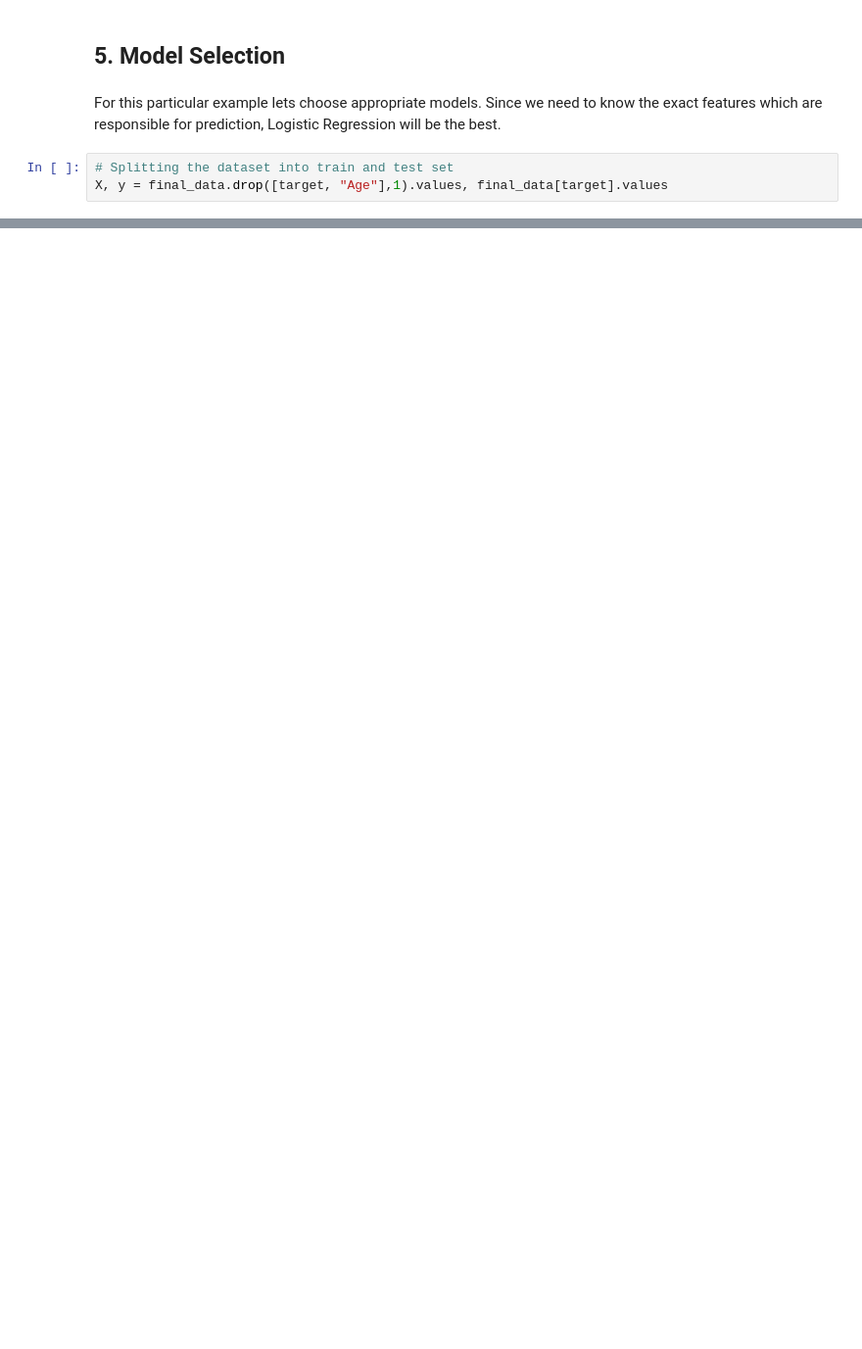
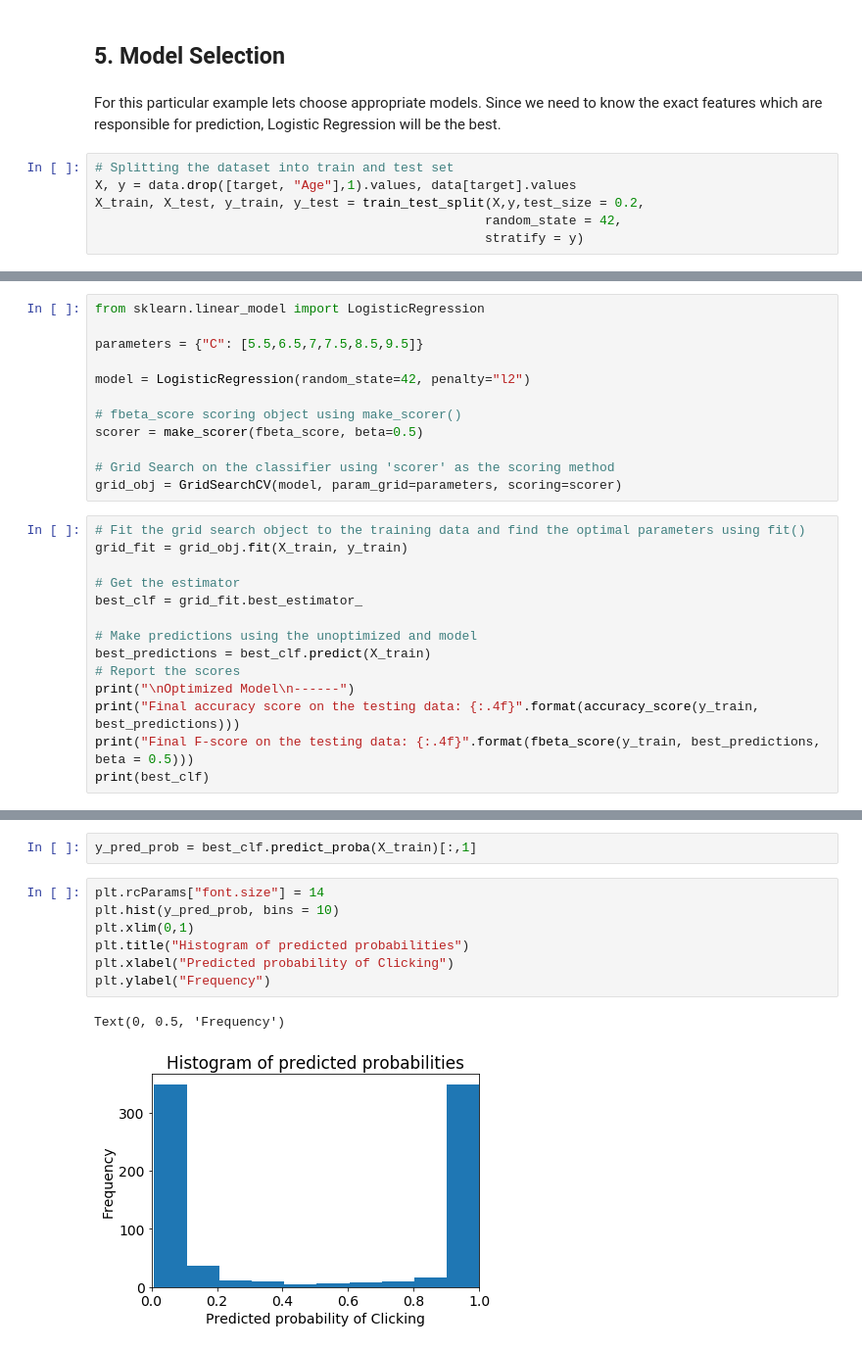
Before and after one commit to nikhilgharge4591/Advertising_Ad-Campaign, a Jupyter notebook: Advertising Ad Campaign .ipynb, the cells around one changed output, grey strips where cells are left out. Shown at 98% size. Cells and saved outputs as stored; diff of their text form; blank space fills up the shorter version.

```diff
--- a/Advertising Ad Campaign .ipynb
+++ b/Advertising Ad Campaign .ipynb
@@ -331,4 +333,7 @@ data.head()
 For this particular example lets choose appropriate models. Since we need to know the exact features which are responsible for prediction, Logistic Regression will be the best.
 # %%
 # Splitting the dataset into train and test set
-X, y = final_data.drop([target, "Age"],1).values, final_data[target].values
+X, y = data.drop([target, "Age"],1).values, data[target].values
+X_train, X_test, y_train, y_test = train_test_split(X,y,test_size = 0.2,
+                                                   random_state = 42,
+                                                   stratify = y)
@@ -334,0 +351,26 @@ X, y = final_data.drop([target, "Age"],1).values, final_data[target].values
+# %%
+from sklearn.linear_model import LogisticRegression
+
+parameters = {"C": [5.5,6.5,7,7.5,8.5,9.5]}
+
+model = LogisticRegression(random_state=42, penalty="l2")
+
+# fbeta_score scoring object using make_scorer()
+scorer = make_scorer(fbeta_score, beta=0.5)
+
+# Grid Search on the classifier using 'scorer' as the scoring method
+grid_obj = GridSearchCV(model, param_grid=parameters, scoring=scorer)
+# %%
+# Fit the grid search object to the training data and find the optimal parameters using fit()
+grid_fit = grid_obj.fit(X_train, y_train)
+
+# Get the estimator
+best_clf = grid_fit.best_estimator_
+
+# Make predictions using the unoptimized and model
+best_predictions = best_clf.predict(X_train)
+# Report the scores
+print("\nOptimized Model\n------")
+print("Final accuracy score on the testing data: {:.4f}".format(accuracy_score(y_train, best_predictions)))
+print("Final F-score on the testing data: {:.4f}".format(fbeta_score(y_train, best_predictions, beta = 0.5)))
+print(best_clf)
@@ -334,0 +471,12 @@ X, y = final_data.drop([target, "Age"],1).values, final_data[target].values
+# %%
+y_pred_prob = best_clf.predict_proba(X_train)[:,1]
+# %%
+plt.rcParams["font.size"] = 14
+plt.hist(y_pred_prob, bins = 10)
+plt.xlim(0,1)
+plt.title("Histogram of predicted probabilities")
+plt.xlabel("Predicted probability of Clicking")
+plt.ylabel("Frequency")
+# %% [output]
+Text(0, 0.5, 'Frequency')
+[figure, added]
```
Also changed, not shown: parts of 26 cells of this notebook.
